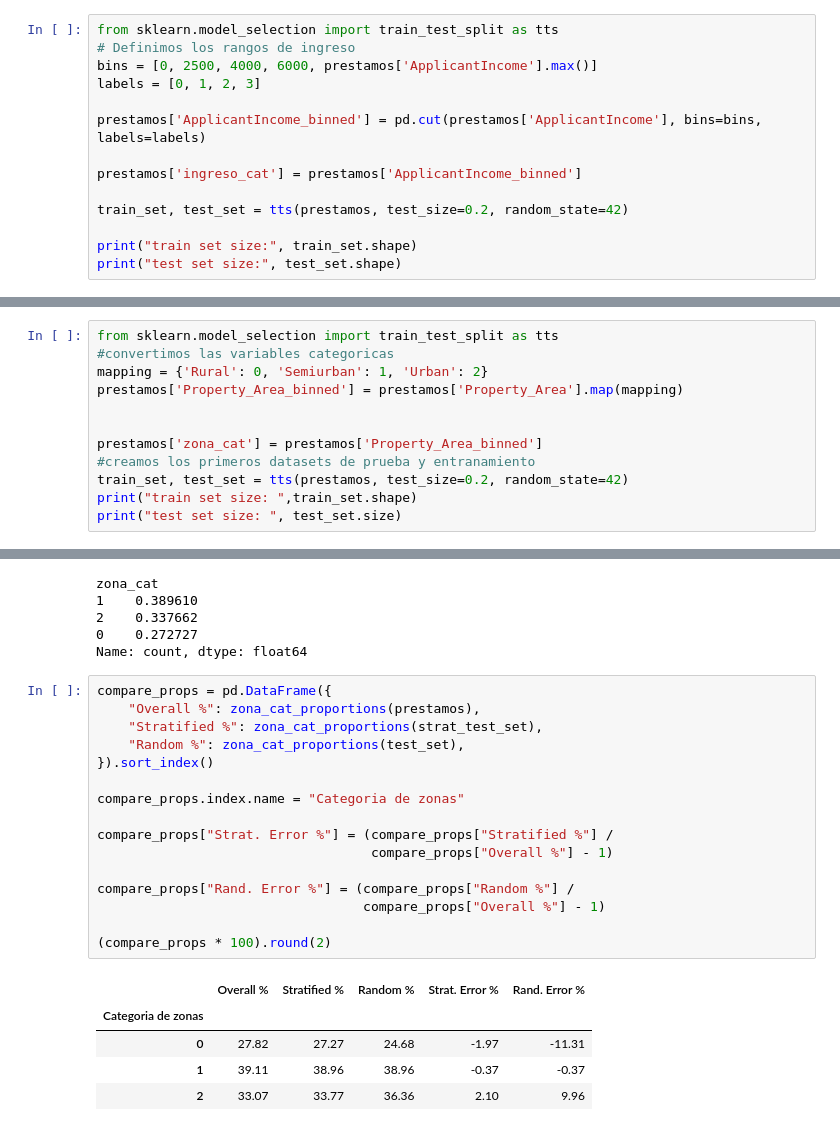
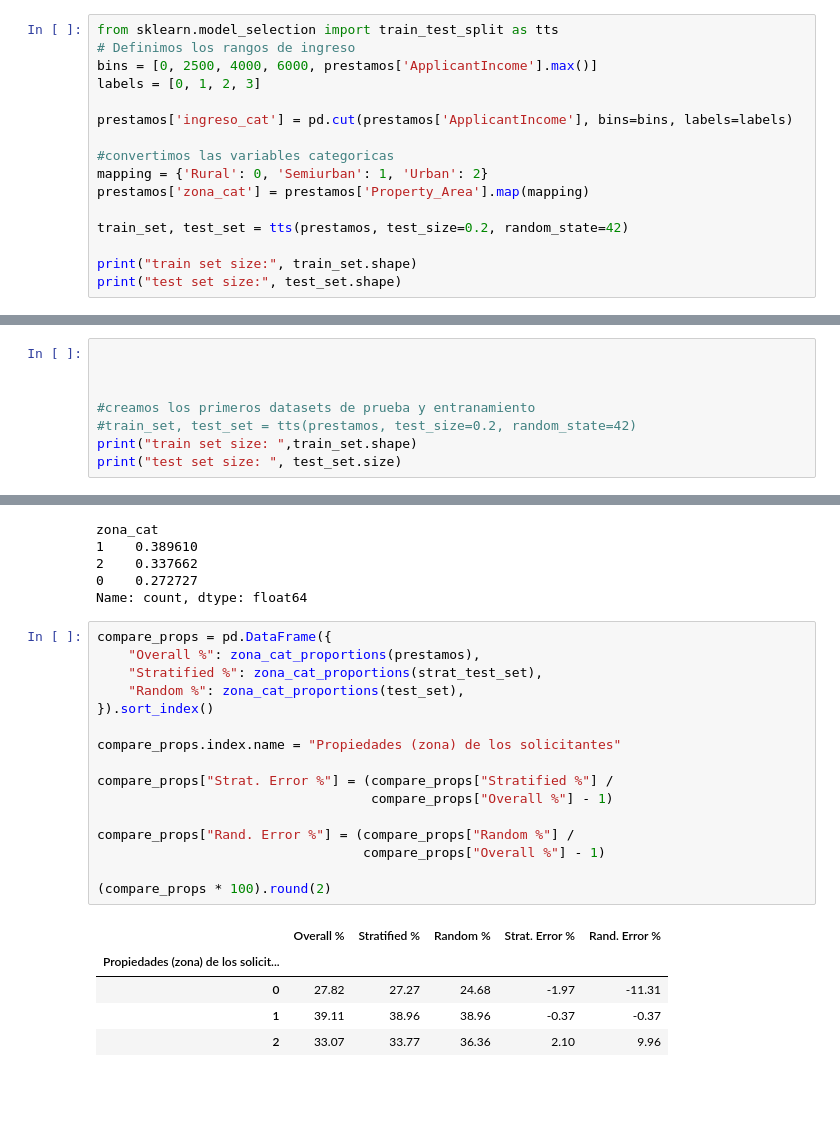
Before and after one commit to LuisDavid01/notebook-proyecto-big-data, a Jupyter notebook: SC-707_G7_Propuesta de proyecto.ipynb, the cells around one changed output, grey strips where cells are left out. Cells and saved outputs as stored; diff of their text form; blank space fills up the shorter version.

Commit message:
arreglando imports duplicados y variables innecesarias

```diff
--- a/SC-707_G7_Propuesta de proyecto.ipynb
+++ b/SC-707_G7_Propuesta de proyecto.ipynb
@@ -274,9 +274,11 @@ from sklearn.model_selection import train_test_split as tts
 bins = [0, 2500, 4000, 6000, prestamos['ApplicantIncome'].max()]
 labels = [0, 1, 2, 3]
 
-prestamos['ApplicantIncome_binned'] = pd.cut(prestamos['ApplicantIncome'], bins=bins, labels=labels)
+prestamos['ingreso_cat'] = pd.cut(prestamos['ApplicantIncome'], bins=bins, labels=labels)
 
-prestamos['ingreso_cat'] = prestamos['ApplicantIncome_binned']
+#convertimos las variables categoricas
+mapping = {'Rural': 0, 'Semiurban': 1, 'Urban': 2}
+prestamos['zona_cat'] = prestamos['Property_Area'].map(mapping)
 
 train_set, test_set = tts(prestamos, test_size=0.2, random_state=42)
 
@@ -365,15 +367,11 @@ Categoría de ingreso
 2                            -11.05
 3                             44.32
 # %%
-from sklearn.model_selection import train_test_split as tts
-#convertimos las variables categoricas
-mapping = {'Rural': 0, 'Semiurban': 1, 'Urban': 2}
-prestamos['Property_Area_binned'] = prestamos['Property_Area'].map(mapping)
 
 
-prestamos['zona_cat'] = prestamos['Property_Area_binned']
+
 #creamos los primeros datasets de prueba y entranamiento
-train_set, test_set = tts(prestamos, test_size=0.2, random_state=42)
+#train_set, test_set = tts(prestamos, test_size=0.2, random_state=42)
 print("train set size: ",train_set.shape)
 print("test set size: ", test_set.size)
 # %% [output]
@@ -411,22 +409,22 @@ Name: count, dtype: float64
 # %%
 compare_props = pd.DataFrame({
     "Overall %": zona_cat_proportions(prestamos),
     "Stratified %": zona_cat_proportions(strat_test_set),
     "Random %": zona_cat_proportions(test_set),
 }).sort_index()
 
-compare_props.index.name = "Categoria de zonas"
+compare_props.index.name = "Propiedades (zona) de los solicitantes"
 
 compare_props["Strat. Error %"] = (compare_props["Stratified %"] /
                                    compare_props["Overall %"] - 1)
 
 compare_props["Rand. Error %"] = (compare_props["Random %"] /
                                   compare_props["Overall %"] - 1)
 
 (compare_props * 100).round(2)
 # %% [output]
 |  | Overall % | Stratified % | Random % | Strat. Error % | Rand. Error % |
-| Categoria de zonas |  |  |  |  |  |
+| Propiedades (zona) de los solicit... |  |  |  |  |  |
 | 0 | 27.82 | 27.27 | 24.68 | -1.97 | -11.31 |
 | 1 | 39.11 | 38.96 | 38.96 | -0.37 | -0.37 |
 | 2 | 33.07 | 33.77 | 36.36 | 2.10 | 9.96 |
```
Also changed, not shown: parts of 2 cells of this notebook.
